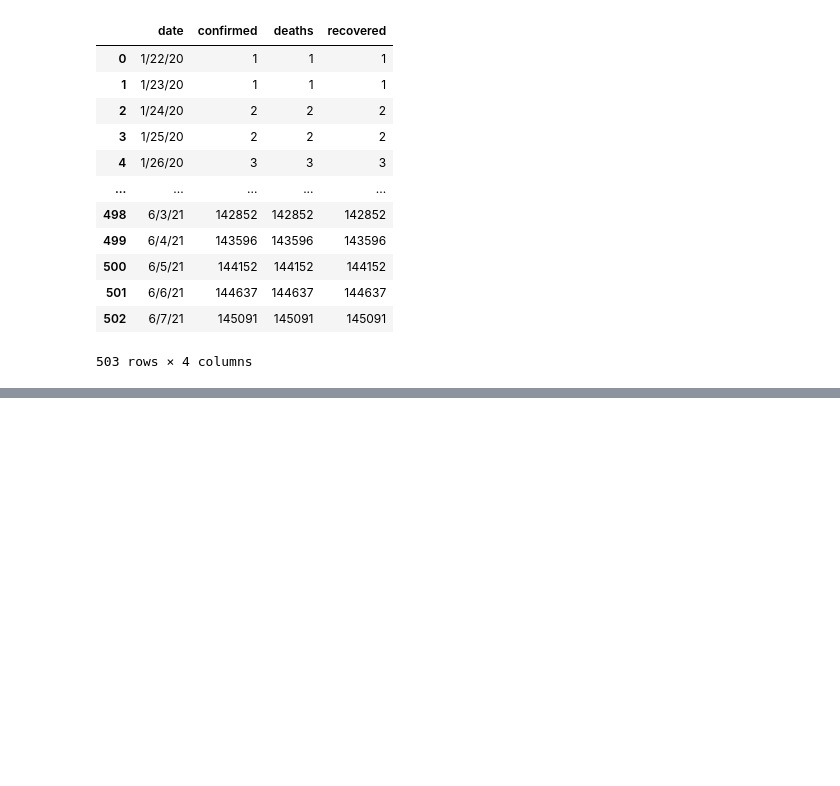
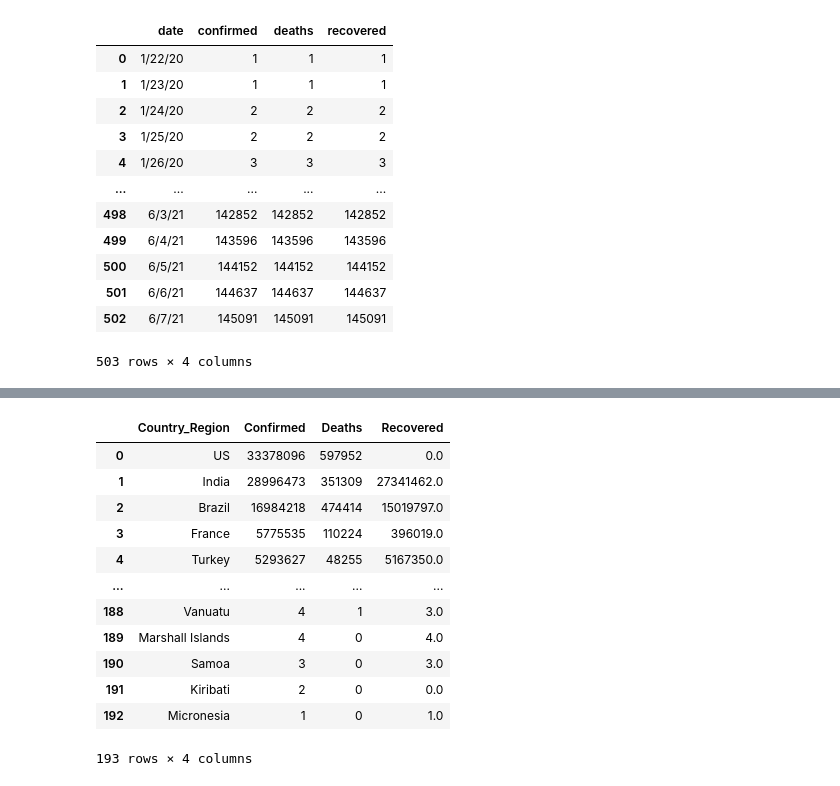
Before and after one commit to kojh0111/rona-dashboard, a Jupyter notebook: Learning Pandas.ipynb, the cells around one changed output, grey strips where cells are left out. Drawn from its saved outputs; the diff is of its cells as text; code cells hidden in the pictures; blank space fills up the shorter version.

```diff
--- a/Learning Pandas.ipynb
+++ b/Learning Pandas.ipynb
@@ -50,0 +36,19 @@ final_df
+# %%
+import plotly.express as px
+from data import countries_df
+
+countries_df
+# %% [output]
+|  | Country_Region | Confirmed | Deaths | Recovered |
+| 0 | US | 33378096 | 597952 | 0.0 |
+| 1 | India | 28996473 | 351309 | 27341462.0 |
+| 2 | Brazil | 16984218 | 474414 | 15019797.0 |
+| 3 | France | 5775535 | 110224 | 396019.0 |
+| 4 | Turkey | 5293627 | 48255 | 5167350.0 |
+| ... | ... | ... | ... | ... |
+| 188 | Vanuatu | 4 | 1 | 3.0 |
+| 189 | Marshall Islands | 4 | 0 | 4.0 |
+| 190 | Samoa | 3 | 0 | 3.0 |
+| 191 | Kiribati | 2 | 0 | 0.0 |
+| 192 | Micronesia | 1 | 0 | 1.0 |
+193 rows × 4 columns
```
Also changed, not shown: parts of 2 cells of this notebook, 2 other files.
